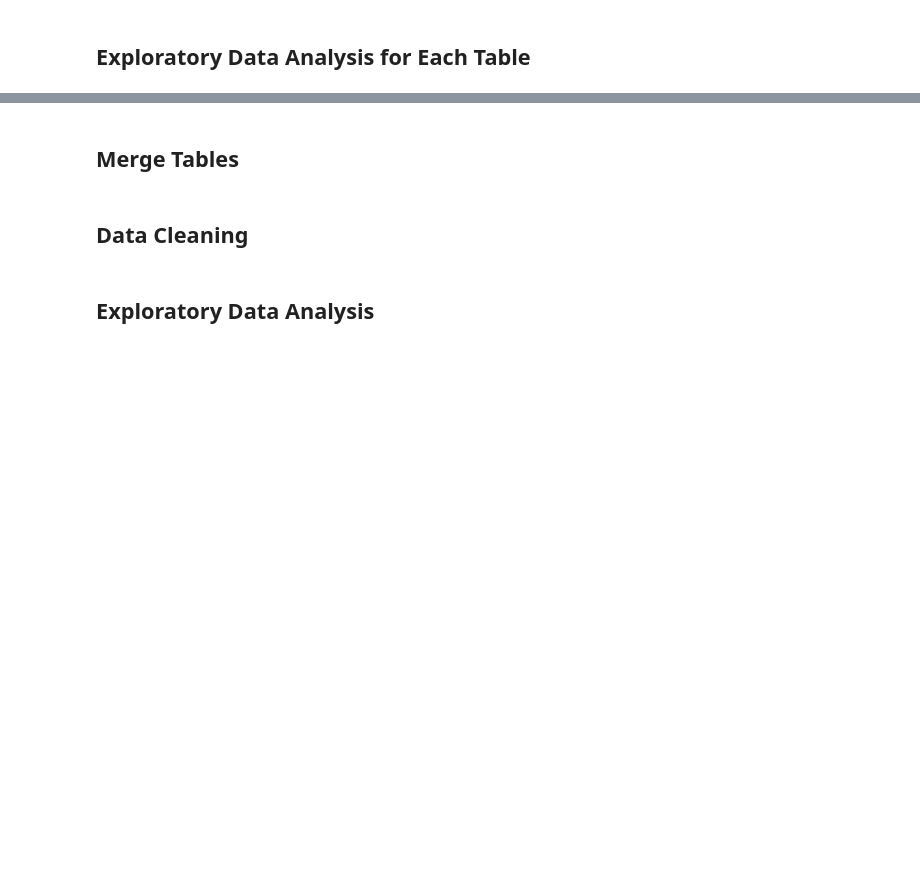
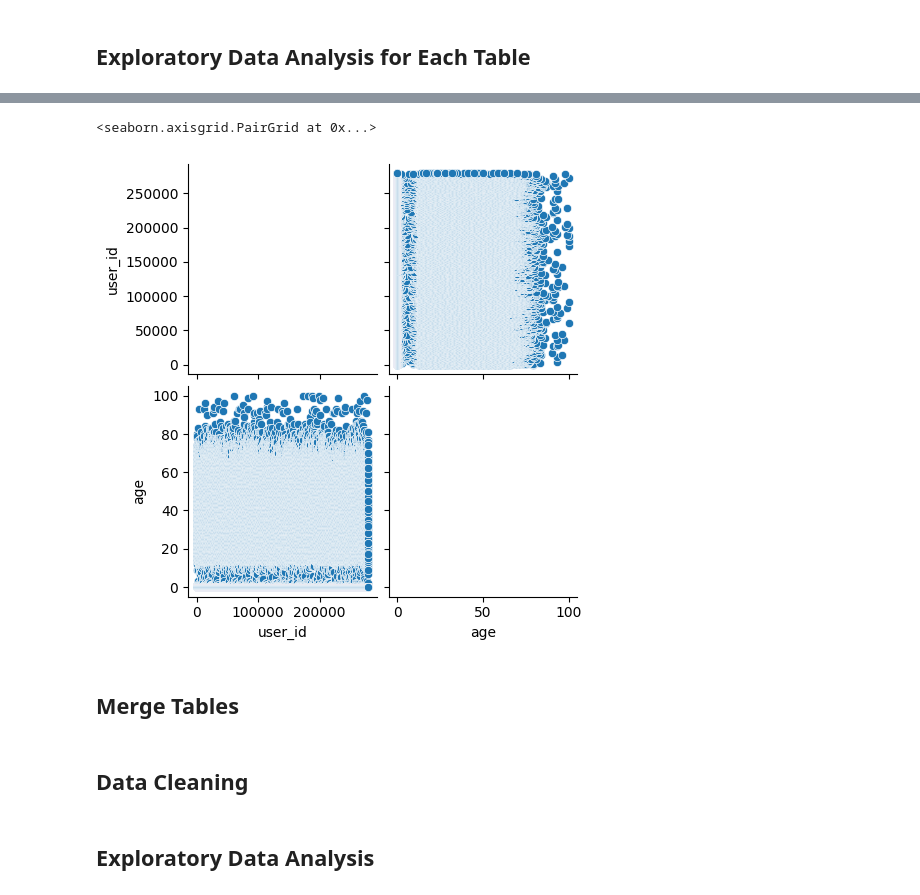
Before and after one commit to OliwiaLewandowska/book-oracle, a Jupyter notebook: book-oracle.ipynb, the cells around one changed output, grey strips where cells are left out. Saved outputs shown, nothing was run; the diff lists cells and outputs as text; code cells hidden in the pictures; blank space fills up the shorter version.

```diff
--- a/book-oracle.ipynb
+++ b/book-oracle.ipynb
@@ -54,3 +388,9 @@ RSEED = 42
+# %%
+#correlation among features
+sns.pairplot(df, diag_kind='bar')
+# %% [output]
+<seaborn.axisgrid.PairGrid at 0x...>
+[figure, added]
 # %% [markdown]
 ## Merge Tables
 # %% [markdown]
```
Also changed, not shown: parts of 50 cells of this notebook, 7 other files.
